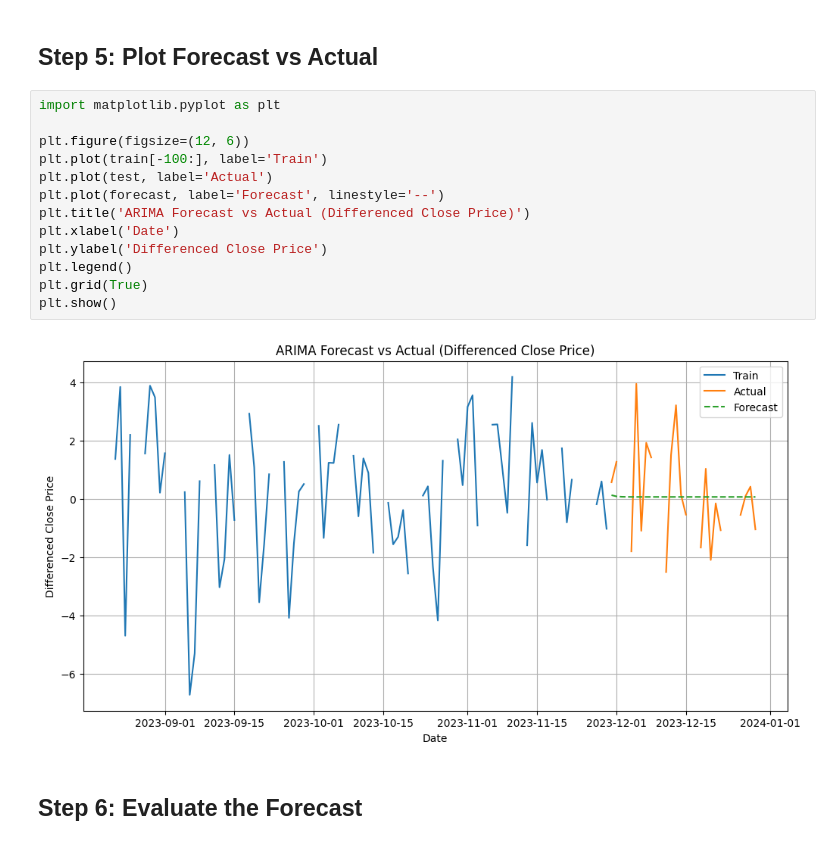
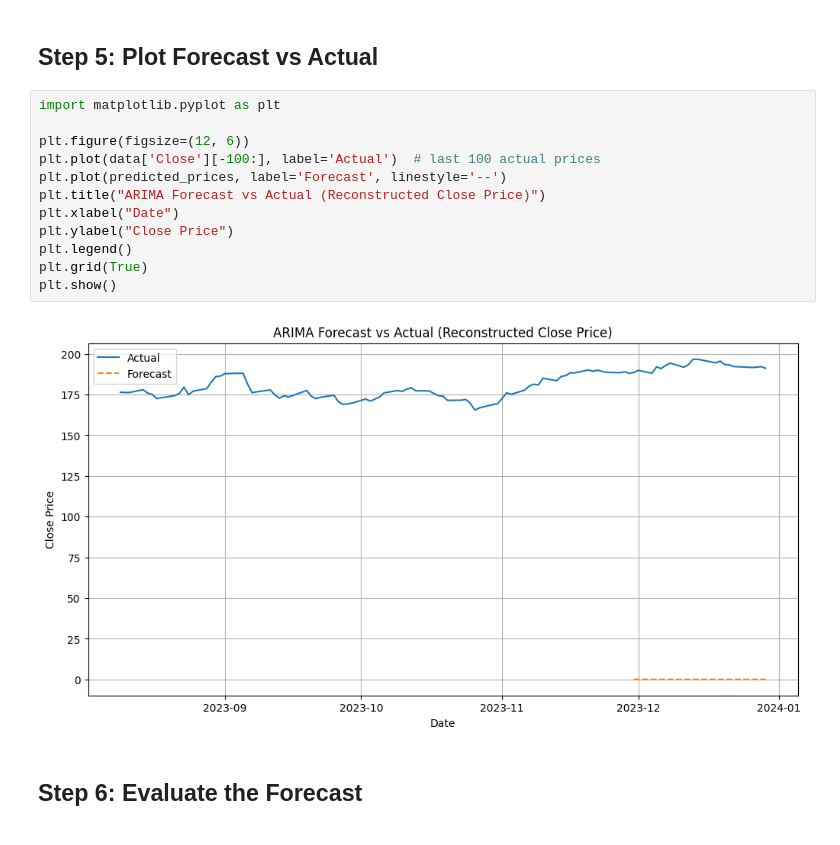
Before and after one commit to Austin16144/Stockmarket-Analysis, a Jupyter notebook: notebooks/03_forecasting_models.ipynb, the cells around one changed output. Cells and saved outputs as stored; diff of their text form.

Commit message:
Fixed ARIMA forecast plot with reconstructed prices

```diff
--- a/notebooks/03_forecasting_models.ipynb
+++ b/notebooks/03_forecasting_models.ipynb
@@ -115,18 +115,17 @@ Freq: D, Name: predicted_mean, dtype: float64
 # %%
 import matplotlib.pyplot as plt
 
 plt.figure(figsize=(12, 6))
-plt.plot(train[-100:], label='Train')
-plt.plot(test, label='Actual')
-plt.plot(forecast, label='Forecast', linestyle='--')
-plt.title('ARIMA Forecast vs Actual (Differenced Close Price)')
-plt.xlabel('Date')
-plt.ylabel('Differenced Close Price')
+plt.plot(data['Close'][-100:], label='Actual')  # last 100 actual prices
+plt.plot(predicted_prices, label='Forecast', linestyle='--')
+plt.title("ARIMA Forecast vs Actual (Reconstructed Close Price)")
+plt.xlabel("Date")
+plt.ylabel("Close Price")
 plt.legend()
 plt.grid(True)
 plt.show()
 # %% [output]
-[figure, old version]
+[figure, new version]
 # %% [markdown]
 ## Step 6: Evaluate the Forecast
 # %%
```
